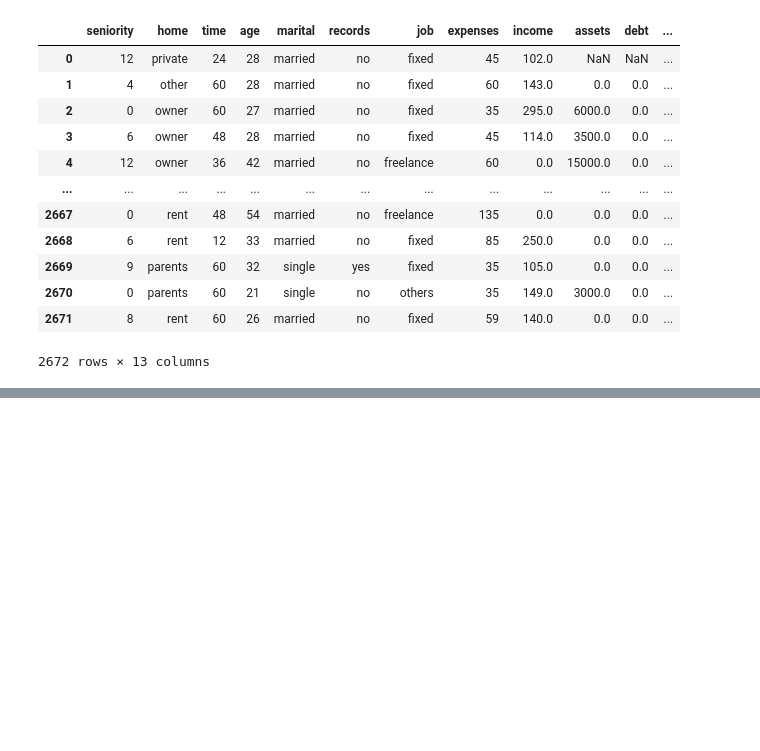
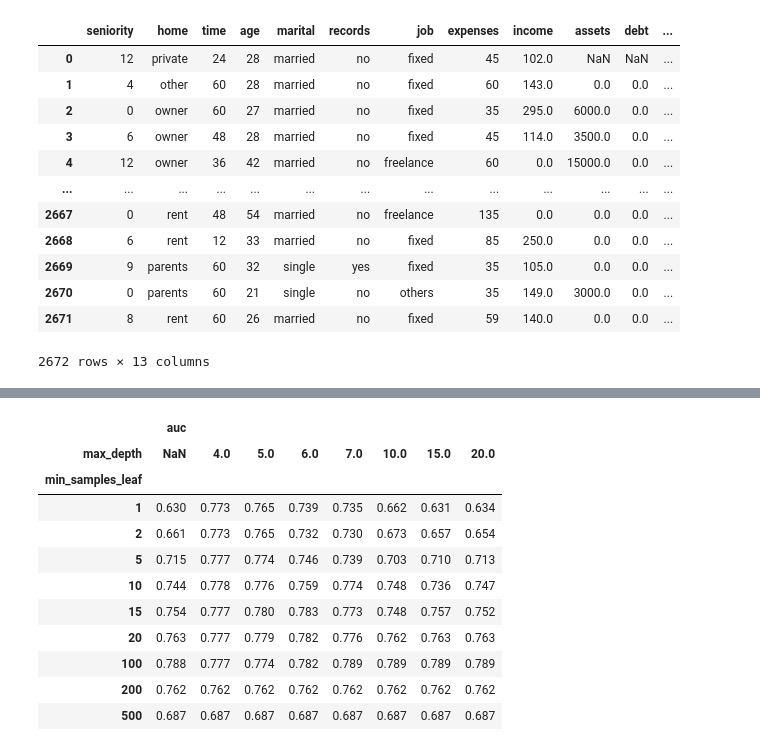
Before and after one commit to timmy-cde/ml-zoomcamp-hw, a Jupyter notebook: 06_trees/lesson.ipynb, the cells around one changed output, grey strips where cells are left out. Drawn from its saved outputs; the diff is of its cells as text; code cells hidden in the pictures; blank space fills up the shorter version.

```diff
--- a/06_trees/lesson.ipynb
+++ b/06_trees/lesson.ipynb
@@ -179,0 +235,8 @@ df_train
+# %%
+y_pred = dt.predict_proba(X_train)[:, 1]
+auc= roc_auc_score(y_train, y_pred)
+print(f'train: {auc}')
+
+y_pred = dt.predict_proba(X_val)[:, 1]
+auc= roc_auc_score(y_val, y_pred)
+print(f'val: {auc}')
@@ -179,0 +572,17 @@ df_train
+# %%
+df_scores_pivot = df_scores.pivot(index='min_samples_leaf',
+                        columns=['max_depth'], values=['auc'])
+df_scores_pivot.round(3)
+# %% [output]
+|  | auc |  |  |  |  |  |  |  |
+| max_depth | NaN | 4.0 | 5.0 | 6.0 | 7.0 | 10.0 | 15.0 | 20.0 |
+| min_samples_leaf |  |  |  |  |  |  |  |  |
+| 1 | 0.630 | 0.773 | 0.765 | 0.739 | 0.735 | 0.662 | 0.631 | 0.634 |
+| 2 | 0.661 | 0.773 | 0.765 | 0.732 | 0.730 | 0.673 | 0.657 | 0.654 |
+| 5 | 0.715 | 0.777 | 0.774 | 0.746 | 0.739 | 0.703 | 0.710 | 0.713 |
+| 10 | 0.744 | 0.778 | 0.776 | 0.759 | 0.774 | 0.748 | 0.736 | 0.747 |
+| 15 | 0.754 | 0.777 | 0.780 | 0.783 | 0.773 | 0.748 | 0.757 | 0.752 |
+| 20 | 0.763 | 0.777 | 0.779 | 0.782 | 0.776 | 0.762 | 0.763 | 0.763 |
+| 100 | 0.788 | 0.777 | 0.774 | 0.782 | 0.789 | 0.789 | 0.789 | 0.789 |
+| 200 | 0.762 | 0.762 | 0.762 | 0.762 | 0.762 | 0.762 | 0.762 | 0.762 |
+| 500 | 0.687 | 0.687 | 0.687 | 0.687 | 0.687 | 0.687 | 0.687 | 0.687 |
```
Also changed, not shown: parts of 36 cells of this notebook, 1 other file.
